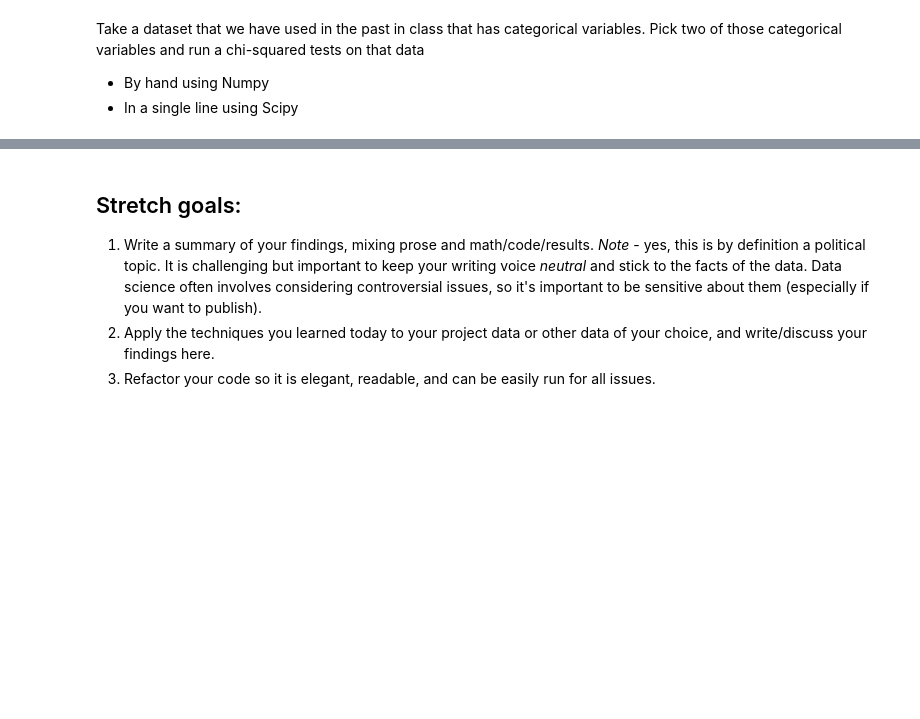
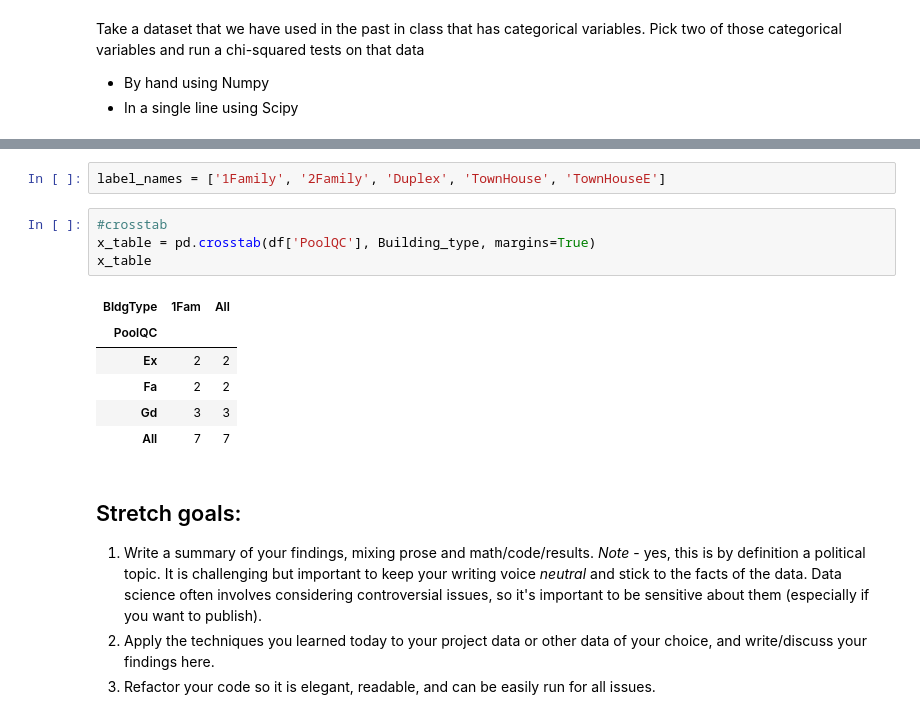
Before and after one commit to lmstephens/DS-Unit-1-Sprint-2-Statistics, a Jupyter notebook: module2/LS_DS_122_Sampling_Confidence_Intervals_and_Hypothesis_Testing_Assignment.ipynb, the cells around one changed output, grey strips where cells are left out. Saved outputs shown, nothing was run; the diff lists cells and outputs as text; blank space fills up the shorter version.

```diff
--- a/module2/LS_DS_122_Sampling_Confidence_Intervals_and_Hypothesis_Testing_Assignment.ipynb
+++ b/module2/LS_DS_122_Sampling_Confidence_Intervals_and_Hypothesis_Testing_Assignment.ipynb
@@ -185,3 +219,16 @@ Take a dataset that we have used in the past in class that has categorical varia
+# %%
+label_names = ['1Family', '2Family', 'Duplex', 'TownHouse', 'TownHouseE']
+# %%
+#crosstab
+x_table = pd.crosstab(df['PoolQC'], Building_type, margins=True)
+x_table
+# %% [output]
+| BldgType | 1Fam | All |
+| PoolQC |  |  |
+| Ex | 2 | 2 |
+| Fa | 2 | 2 |
+| Gd | 3 | 3 |
+| All | 7 | 7 |
 # %% [markdown]
 ## Stretch goals:
 
```
Also changed, not shown: parts of 6 cells of this notebook.
